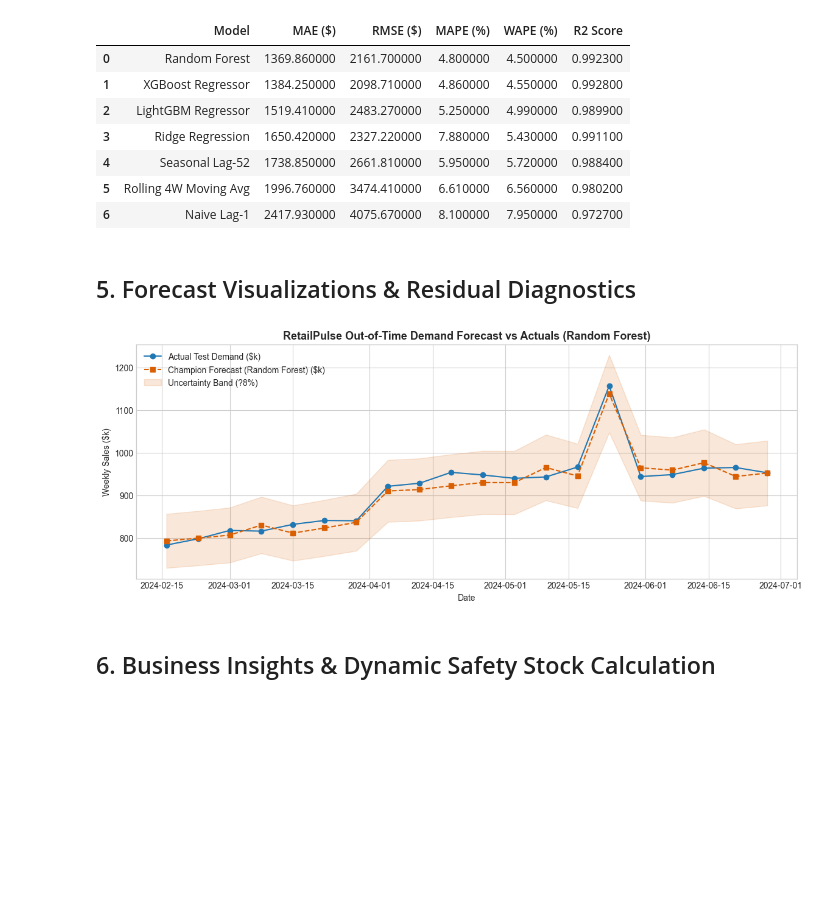
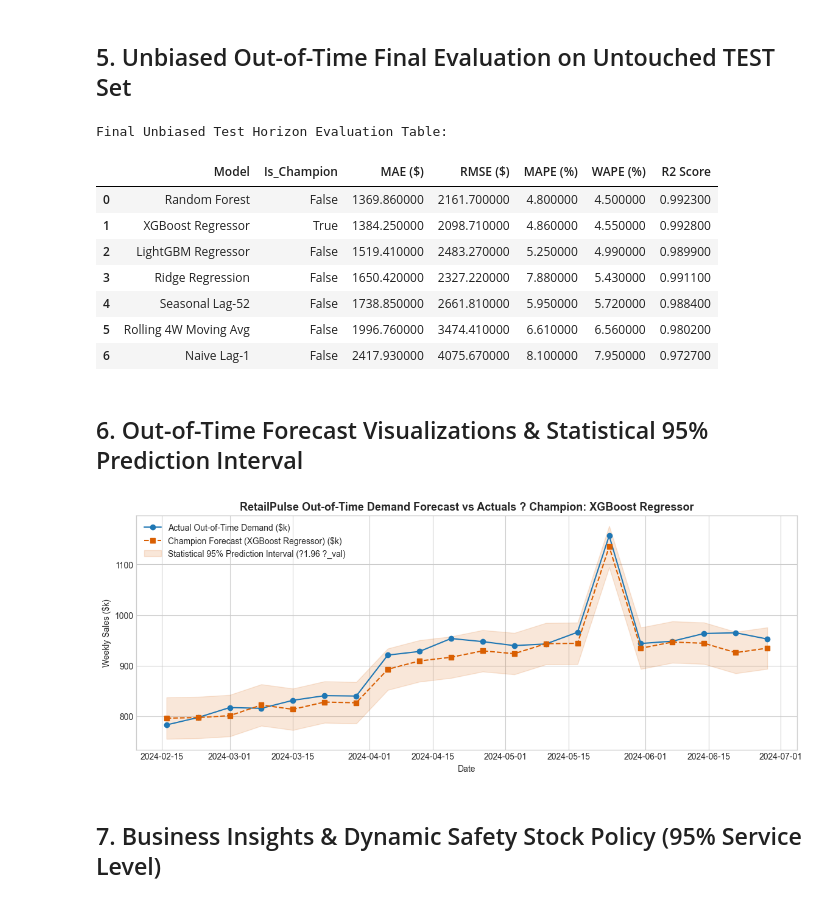
Before and after one commit to Jhansi48/FUTURE_ML_01, a Jupyter notebook: notebooks/01_sales_forecasting.ipynb, the cells around one changed output. Drawn from its saved outputs; the diff is of its cells as text; code cells hidden in the pictures; blank space fills up the shorter version.

Commit message:
fix: implement rigorous 3-way temporal validation, validation champion selection, and statistical prediction intervals

```diff
--- a/notebooks/01_sales_forecasting.ipynb
+++ b/notebooks/01_sales_forecasting.ipynb
@@ -113,49 +152,57 @@ Test samples:  600  | 2024-02-16 to 2024-06-28
+# %% [markdown]
+## 5. Unbiased Out-of-Time Final Evaluation on Untouched TEST Set
 # %%
-registry = get_model_registry()
-results = []
+test_results = []
 test_predictions = {}
 
-for name, model in registry.items():
-    model.fit(X_train, y_train)
-    y_pred = np.maximum(0, model.predict(X_test))
-    test_predictions[name] = y_pred
+for name, model in trained_models.items():
+    y_test_pred = np.maximum(0, model.predict(X_test))
+    test_predictions[name] = y_test_pred
+    m = compute_metrics(y_test, y_test_pred)
+    m["Model"] = name
+    m["Is_Champion"] = (name == champion_name)
+    test_results.append(m)
 
-    m = compute_metrics(y_test, y_pred)
-    m["Model"] = name
-    results.append(m)
+test_df = pd.DataFrame(test_results)[["Model", "Is_Champion", "MAE ($)", "RMSE ($)", "MAPE (%)", "WAPE (%)", "R2 Score"]]
+test_df = test_df.sort_values(by="WAPE (%)").reset_index(drop=True)
 
-results_df = pd.DataFrame(results)[["Model", "MAE ($)", "RMSE ($)", "MAPE (%)", "WAPE (%)", "R2 Score"]]
-results_df = results_df.sort_values(by="WAPE (%)").reset_index(drop=True)
-display(results_df.style.highlight_min(subset=["MAE ($)", "RMSE ($)", "WAPE (%)"], color="#c7e9c0"))
+print("Final Unbiased Test Horizon Evaluation Table:")
+display(test_df.style.highlight_min(subset=["MAE ($)", "RMSE ($)", "WAPE (%)"], color="#c7e9c0"))
 # %% [output]
+Final Unbiased Test Horizon Evaluation Table:
-|  | Model | MAE ($) | RMSE ($) | MAPE (%) | WAPE (%) | R2 Score |
-| 0 | Random Forest | 1369.860000 | 2161.700000 | 4.800000 | 4.500000 | 0.992300 |
-| 1 | XGBoost Regressor | 1384.250000 | 2098.710000 | 4.860000 | 4.550000 | 0.992800 |
-| 2 | LightGBM Regressor | 1519.410000 | 2483.270000 | 5.250000 | 4.990000 | 0.989900 |
-| 3 | Ridge Regression | 1650.420000 | 2327.220000 | 7.880000 | 5.430000 | 0.991100 |
-| 4 | Seasonal Lag-52 | 1738.850000 | 2661.810000 | 5.950000 | 5.720000 | 0.988400 |
-| 5 | Rolling 4W Moving Avg | 1996.760000 | 3474.410000 | 6.610000 | 6.560000 | 0.980200 |
-| 6 | Naive Lag-1 | 2417.930000 | 4075.670000 | 8.100000 | 7.950000 | 0.972700 |
+|  | Model | Is_Champion | MAE ($) | RMSE ($) | MAPE (%) | WAPE (%) | R2 Score |
+| 0 | Random Forest | False | 1369.860000 | 2161.700000 | 4.800000 | 4.500000 | 0.992300 |
+| 1 | XGBoost Regressor | True | 1384.250000 | 2098.710000 | 4.860000 | 4.550000 | 0.992800 |
+| 2 | LightGBM Regressor | False | 1519.410000 | 2483.270000 | 5.250000 | 4.990000 | 0.989900 |
+| 3 | Ridge Regression | False | 1650.420000 | 2327.220000 | 7.880000 | 5.430000 | 0.991100 |
+| 4 | Seasonal Lag-52 | False | 1738.850000 | 2661.810000 | 5.950000 | 5.720000 | 0.988400 |
+| 5 | Rolling 4W Moving Avg | False | 1996.760000 | 3474.410000 | 6.610000 | 6.560000 | 0.980200 |
+| 6 | Naive Lag-1 | False | 2417.930000 | 4075.670000 | 8.100000 | 7.950000 | 0.972700 |
-# %% [markdown]
-## 5. Forecast Visualizations & Residual Diagnostics
+# %% [markdown]
+## 6. Out-of-Time Forecast Visualizations & Statistical 95% Prediction Interval
 # %%
-best_model_name = results_df.iloc[0]["Model"]
 df_test_eval = df_test.copy()
-df_test_eval["Predicted_Sales"] = test_predictions[best_model_name]
+df_test_eval["Predicted_Sales"] = test_predictions[champion_name]
 
 test_agg = df_test_eval.groupby("Date").agg({"Weekly_Sales": "sum", "Predicted_Sales": "sum"}).reset_index()
 
+n_series = df_test["Dept_ID"].nunique() * df_test["Store_ID"].nunique()
+agg_std = champion_val_rmse * np.sqrt(n_series)
+
+lower_bound = np.maximum(0, test_agg["Predicted_Sales"] - 1.96 * agg_std) / 1e3
+upper_bound = (test_agg["Predicted_Sales"] + 1.96 * agg_std) / 1e3
+
 plt.figure(figsize=(14, 5))
-plt.plot(test_agg["Date"], test_agg["Weekly_Sales"] / 1e3, label="Actual Test Demand ($k)", color="#1f77b4", marker="o")
-plt.plot(test_agg["Date"], test_agg["Predicted_Sales"] / 1e3, label=f"Champion Forecast ({best_model_name}) ($k)", color="#d95f02", linestyle="--", marker="s")
-plt.fill_between(test_agg["Date"], (test_agg["Predicted_Sales"]*0.92)/1e3, (test_agg["Predicted_Sales"]*1.08)/1e3, color="#d95f02", alpha=0.15, label="Uncertainty Band (?8%)")
-plt.title(f"RetailPulse Out-of-Time Demand Forecast vs Actuals ({best_model_name})", fontsize=13, fontweight="bold")
+plt.plot(test_agg["Date"], test_agg["Weekly_Sales"] / 1e3, label="Actual Out-of-Time Demand ($k)", color="#1f77b4", marker="o")
+plt.plot(test_agg["Date"], test_agg["Predicted_Sales"] / 1e3, label=f"Champion Forecast ({champion_name}) ($k)", color="#d95f02", linestyle="--", marker="s")
+plt.fill_between(test_agg["Date"], lower_bound, upper_bound, color="#d95f02", alpha=0.15, label="Statistical 95% Prediction Interval (?1.96 ?_val)")
+plt.title(f"RetailPulse Out-of-Time Demand Forecast vs Actuals ? Champion: {champion_name}", fontsize=13, fontweight="bold")
 plt.xlabel("Date")
 plt.ylabel("Weekly Sales ($k)")
 plt.legend()
 plt.show()
 # %% [output]
-[figure, old version]
+[figure, new version]
 # %% [markdown]
-## 6. Business Insights & Dynamic Safety Stock Calculation
+## 7. Business Insights & Dynamic Safety Stock Policy (95% Service Level)
 # %%
```
Also changed, not shown: parts of 13 cells of this notebook, 14 other files.
